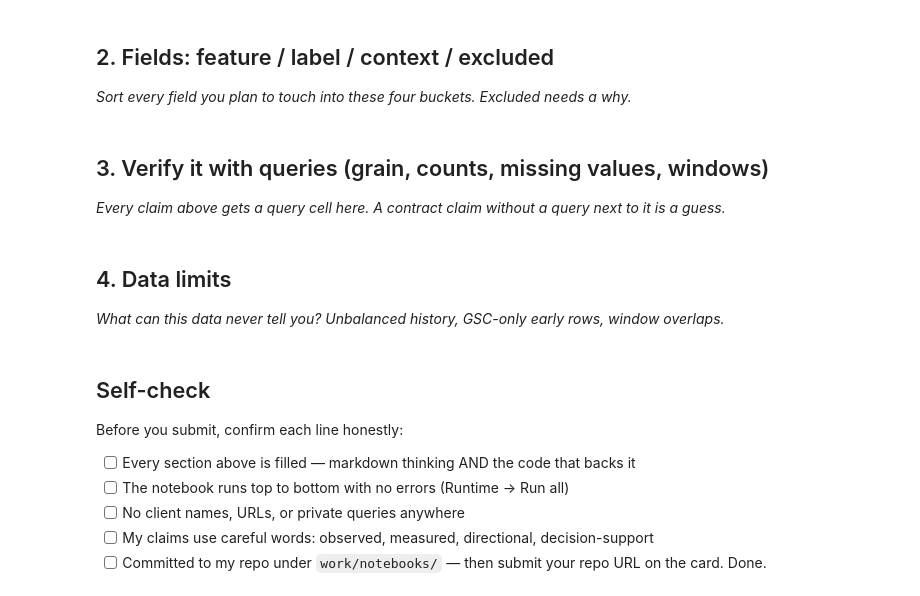
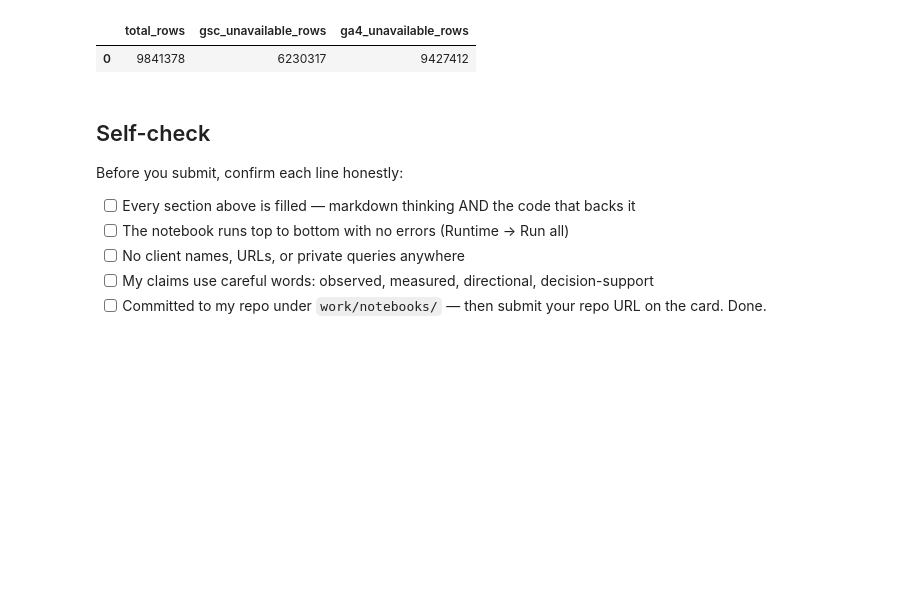
Before and after one commit to krithi-ks/flyrankAI-ML, a Jupyter notebook: work/notebooks/w03_data_contract.ipynb, the cells around one changed output. Drawn from its saved outputs; the diff is of its cells as text; code cells hidden in the pictures; blank space fills up the shorter version.

```diff
--- a/work/notebooks/w03_data_contract.ipynb
+++ b/work/notebooks/w03_data_contract.ipynb
@@ -13,7 +343,25 @@ This skeleton is yours to fill. Work the sections **in order** — each one has
 # %%
 # This cell is for CODE (numbers, a query, a check).
 # Write your text answer in the cell ABOVE this one — typing sentences here breaks Run All.
+
+# Check how many rows have unavailable GSC or GA4 measurements.
+
+availability_limits = con.sql(f"""
+    SELECT
+        COUNT(*) AS total_rows,
+
+        COUNT(*) FILTER (
+            WHERE gsc_data_available IS NOT TRUE
+        ) AS gsc_unavailable_rows,
+
+        COUNT(*) FILTER (
+            WHERE ga4_data_available IS NOT TRUE
+        ) AS ga4_unavailable_rows
+
+    FROM {PERFORMANCE}
+""").df()
+
+display(availability_limits)
+# %% [output]
+|  | total_rows | gsc_unavailable_rows | ga4_unavailable_rows |
+| 0 | 9841378 | 6230317 | 9427412 |
-# %% [markdown]
-## 2. Fields: feature / label / context / excluded
-
-*Sort every field you plan to touch into these four buckets. Excluded needs a why.*
@@ -23,4 +367,0 @@ This skeleton is yours to fill. Work the sections **in order** — each one has
-# %% [markdown]
-## 3. Verify it with queries (grain, counts, missing values, windows)
-
-*Every claim above gets a query cell here. A contract claim without a query next to it is a guess.*
@@ -30,4 +367,0 @@ This skeleton is yours to fill. Work the sections **in order** — each one has
-# %% [markdown]
-## 4. Data limits
-
-*What can this data never tell you? Unbalanced history, GSC-only early rows, window overlaps.*
```
Also changed, not shown: parts of 14 cells of this notebook.
